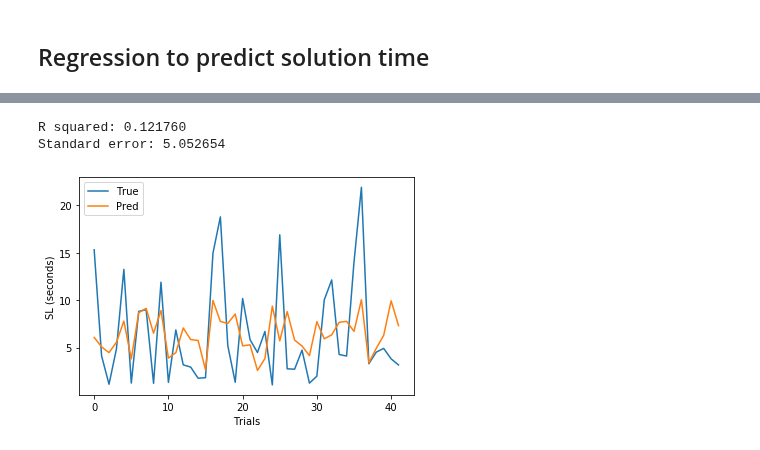
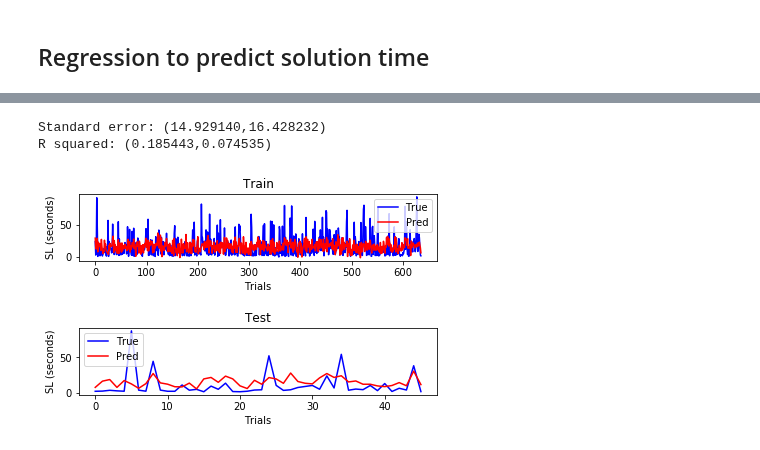
Before and after one commit to hundredball/Math24, a Jupyter notebook: Ginny_ERSP/VGG16_regression.ipynb, the cells around one changed output, grey strips where cells are left out. Cells and saved outputs as stored; diff of their text form; code cells hidden in the pictures.

```diff
--- a/Ginny_ERSP/VGG16_regression.ipynb
+++ b/Ginny_ERSP/VGG16_regression.ipynb
@@ -164,6 +165,8 @@ def plot_scatter(true, pred):
 # %%
 X_train_Reg = X_train_PCA
 X_test_Reg = X_test_PCA
-clf = linear_model.LinearRegression()
-clf.fit(X_train_Reg, Y_train)
+#rgr = linear_model.LinearRegression()
+rgr = linear_model.Ridge(alpha=1)
+#rgr = svm.SVR()
+rgr.fit(X_train_Reg, Y_train)
 # %% [output]
@@ -190,16 +175,28 @@ plot_scatter(Y_train, pred_train)
-# %%
-num_test = len(Y_test)
-pred_test = clf.predict(X_test_Reg).flatten()
-plt.plot(range(len(Y_test)), Y_test)
-plt.plot(range(len(Y_test)), pred_test)
-plt.xlabel('Trials')
-plt.ylabel('SL (seconds)')
-plt.legend(('True', 'Pred'))
-
-print('R squared: %f'%(r2_score(Y_test, pred_test)))
-print('Standard error: %f'%(mean_squared_error(Y_test, pred_test)**0.5))
-# %% [output]
-R squared: 0.121760
-Standard error: 5.052654
-[figure, removed]
+# %%
+fig, axs = plt.subplots(2,1)
+
+num_train = len(Y_train)
+pred_train = rgr.predict(X_train_Reg).flatten()
+axs[0].plot(range(num_train), Y_train, 'b', range(num_train), pred_train, 'r')
+axs[0].set_xlabel('Trials')
+axs[0].set_ylabel('SL (seconds)')
+axs[0].legend(('True', 'Pred'))
+axs[0].set_title('Train')
+
+num_test = len(Y_test)
+pred_test = rgr.predict(X_test_Reg).flatten()
+axs[1].plot(range(num_test), Y_test, 'b', range(num_test), pred_test, 'r')
+axs[1].set_xlabel('Trials')
+axs[1].set_ylabel('SL (seconds)')
+axs[1].legend(('True', 'Pred'))
+axs[1].set_title('Test')
+
+fig.tight_layout(pad=2.0)
+
+print('Standard error: (%f,%f)'%(mean_squared_error(Y_train, pred_train)**0.5, mean_squared_error(Y_test, pred_test)**0.5) )
+print('R squared: (%f,%f)'%(r2_score(Y_train, pred_train), r2_score(Y_test, pred_test)))
+# %% [output]
+Standard error: (14.929140,16.428232)
+R squared: (0.185443,0.074535)
+[figure, added]
 # %%
```
Also changed, not shown: parts of 15 cells of this notebook, 4 other files.
